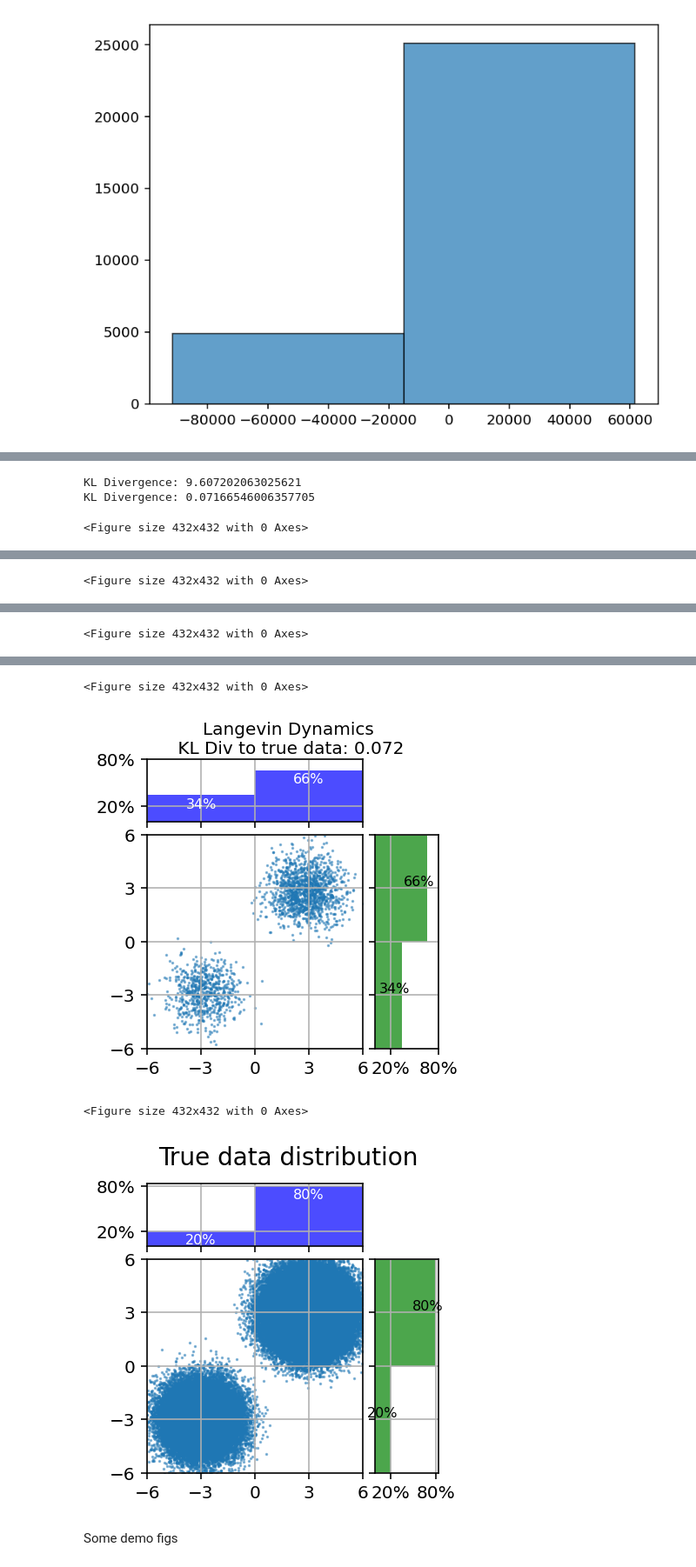
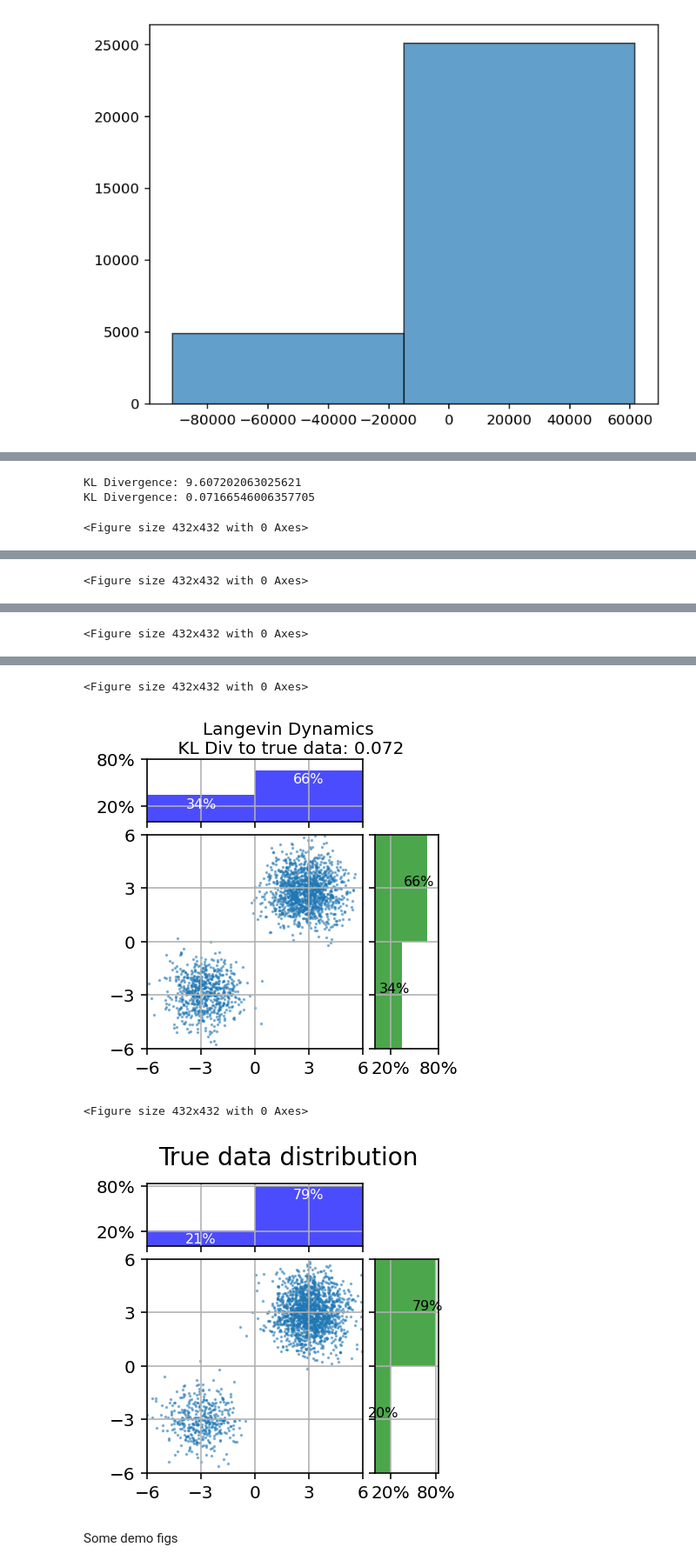
Before and after one commit to meowljh/meow_racer, a Jupyter notebook: step_1_2_rl_adv/diffusion_soft_actor_critic/diffusion-model-hallucination-dev_toy/gaussian_experiments/baselines.ipynb, the cells around one changed output, grey strips where cells are left out. Shown at 87% size. Drawn from its saved outputs; the diff is of its cells as text; code cells hidden in the pictures.

```diff
--- a/step_1_2_rl_adv/diffusion_soft_actor_critic/diffusion-model-hallucination-dev_toy/gaussian_experiments/baselines.ipynb
+++ b/step_1_2_rl_adv/diffusion_soft_actor_critic/diffusion-model-hallucination-dev_toy/gaussian_experiments/baselines.ipynb
@@ -83,7 +83,7 @@ true_data = np.load(f'{os.getcwd()}/chkpts/UnbalancedGaussian2D_200000_rssm_Gaus
 def plot_hist(gen_data, title, fig_name, original_data=False,
               is_rssm:bool=False):
     np.random.shuffle(gen_data)
-    # gen_data = gen_data[:2000]
+    gen_data = gen_data[:2000] if not is_rssm else gen_data
 
     if not original_data:
         # Estimate distributions using histograms
@@ -163,9 +163,9 @@ def plot_hist(gen_data, title, fig_name, original_data=False,
 gen_data = np.load(f'{os.getcwd()}/chkpts/UnbalancedGaussian2D_200000_mse_Gaussian_0/gen_dataset.npy')
 plot_hist(gen_data, 'Denoising score matching', 'generate_dsm.png')
 gen_data = np.load(f'{os.getcwd()}/chkpts/UnbalancedGaussian2D_200000_rssm_Gaussian_0/gen_dataset.npy')
-plot_hist(gen_data, 'RSSM with Gaussian sample', 'generate_gaussian.png')
+plot_hist(gen_data, 'RSSM with Gaussian sample', 'generate_gaussian.png', is_rssm=True)
 gen_data = np.load(f'{os.getcwd()}/chkpts/UnbalancedGaussian2D_200000_rssm_uniform_4/gen_dataset.npy')
-plot_hist(gen_data, 'RSSM with Uniform sample', 'generate_uniform.png')
+plot_hist(gen_data, 'RSSM with Uniform sample', 'generate_uniform.png', is_rssm=True)
 plot_hist(gen_data_langevin, 'Langevin Dynamics', 'generate_langevin.png')
 plot_hist(true_data, 'True data distribution', 'data.png', original_data=True)
 # %% [output]
@@ -180,9 +180,9 @@ KL Divergence: 0.07166546006357705
 <Figure size 432x432 with 0 Axes>
 [figure]
 <Figure size 432x432 with 0 Axes>
 [figure]
 <Figure size 432x432 with 0 Axes>
-[figure, old version]
+[figure, new version]
 # %% [markdown]
  Some demo figs
 # %%
```
Also changed, not shown: parts of 2 cells of this notebook, 31 other files.
